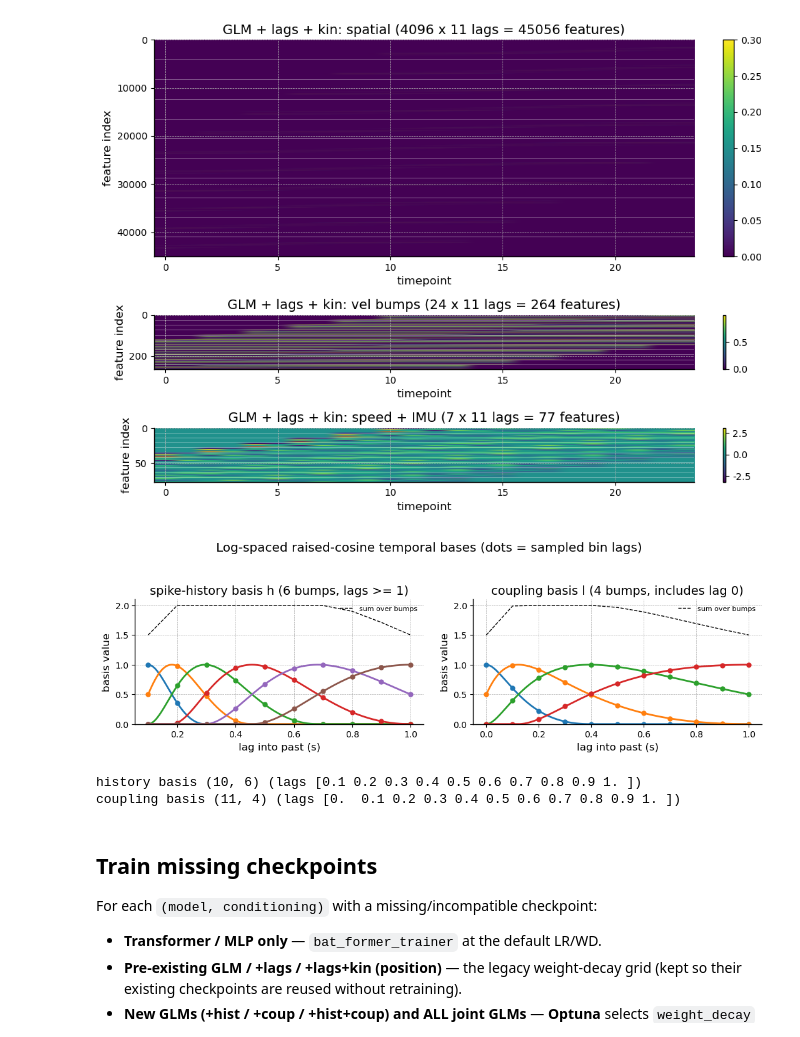
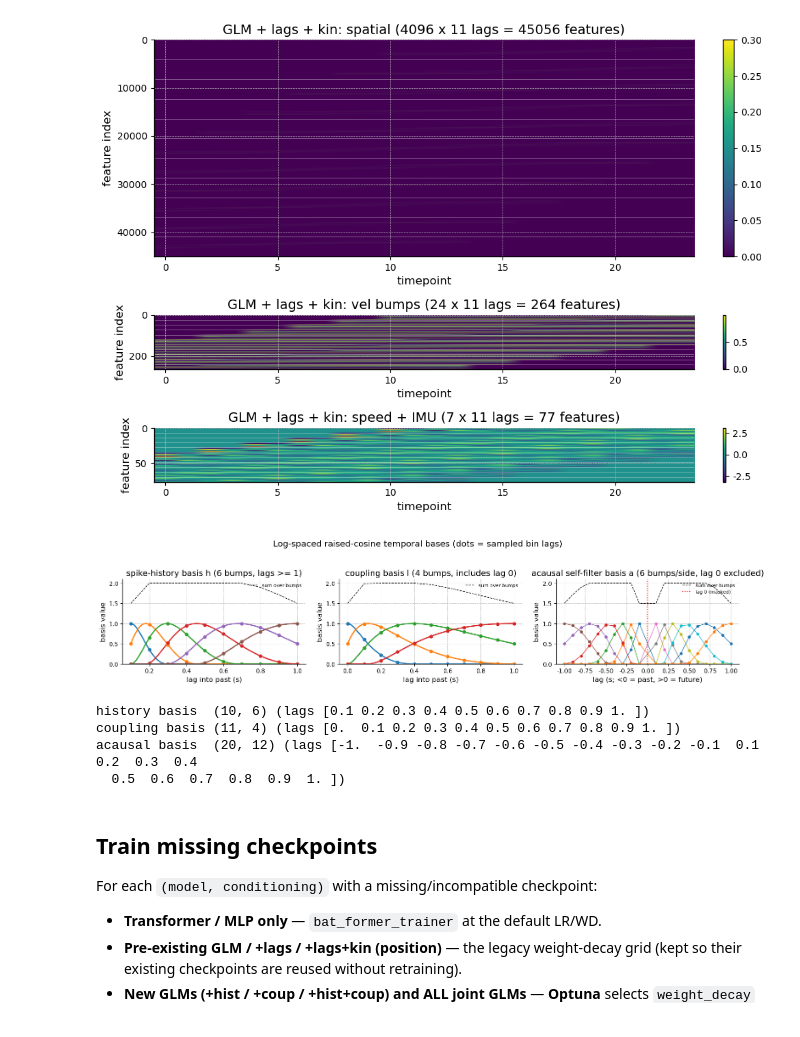
Before and after one commit to yongrong-qiu/digitalbat, a Jupyter notebook: notebooks/model_comparison.ipynb, the cells around one changed output. Drawn from its saved outputs; the diff is of its cells as text; code cells hidden in the pictures.

```diff
--- a/notebooks/model_comparison.ipynb
+++ b/notebooks/model_comparison.ipynb
@@ -339,8 +346,8 @@ variants share `make_model_config` (only `use_attention` differs). `GLM` / `GLM
 Joint variants get one place-field readout per major flight cluster (+ 'other').
 # %%
 # Build every (model, conditioning) in FIT_SPECS. The position-basis GLMs
-# (plain / +hist / +coup / +hist+coup) use the in-package `GLM_Coupled`; their
-# `joint` variants additionally take `cluster_keys_by_session` so each session
+# (plain / +hist / +coup / +hist+coup / +acausal) use the in-package `GLM_Coupled`;
+# their `joint` variants additionally take `cluster_keys_by_session` so each session
 # gets one place-field readout per major flight cluster (+ an 'other' catch-all).
 glm_common = dict(n_bases_per_dim=16, pos_range=(-3.0, 3.0),
                   width_to_spacing_ratio=4, activation='exp',
@@ -370,12 +377,14 @@ def build_model(name, cond):
                                  lag_seconds=glm_lags)
     if name == 'GLM' and cond == 'position':
         return GLM_3DCosineBasis(**glm_common, output_dim_dict=unit_num_dict)
-    # Position-basis GLM family (plain / +hist / +coup / +hist+coup), position or joint.
+    # Position-basis GLM family (plain / +hist / +coup / +hist+coup / +acausal),
+    # position or joint conditioning.
     cluster_keys = cluster_keys_by_session if cond == 'joint' else None
     return GLM_Coupled(
         output_dim_dict=unit_num_dict, **glm_common,
         hist_basis=hist_basis if 'hist' in name else None,
         coup_basis=coup_basis if 'coup' in name else None,
+        acausal_basis=acausal_basis if 'acausal' in name else None,
         n_lags=N_LAGS, cluster_keys=cluster_keys)
 
 
@@ -556,40 +565,57 @@ for name in ['GLM', 'GLM + lags', 'GLM + lags + kin']:
 # %%
 # Sanity-check the Pillow-style temporal-filter bases. Log-spaced raised cosines:
 # fine resolution near the spike, coarse at long lags. The history basis (h) is
 # strictly causal (lags >= 1 bin); the coupling basis (l) also includes lag 0
 # (the simultaneous bin) since other neurons' current spikes are legitimate
-# predictors (the self-diagonal is masked out).
+# predictors (the self-diagonal is masked out). The acausal self-filter basis (a)
+# is symmetric about lag 0 and spans both past and future lags, with lag 0
+# EXCLUDED (masked) so a neuron's current bin never predicts itself.
 def _dense_basis(n_basis, lags, c):
     t = np.linspace(lags[0], lags[-1], 400)
     nlin = lambda x: np.log(x + c)
     ctr = np.linspace(nlin(lags[0]), nlin(lags[-1]), n_basis)
     db = ctr[1] - ctr[0] if n_basis > 1 else 1.0
     arg = (nlin(t)[:, None] - ctr[None, :]) * np.pi / (2 * db)
     return t, (np.cos(np.clip(arg, -np.pi, np.pi)) + 1.0) / 2.0
 
 
-fig, axes = plt.subplots(1, 2, figsize=(11, 3.4))
+fig, axes = plt.subplots(1, 3, figsize=(15.5, 3.4))
 panels = [
     (hist_basis, hist_lags, HIST_N_BASIS, f'spike-history basis h ({HIST_N_BASIS} bumps, lags >= 1)'),
     (coup_basis, coup_lags, COUP_N_BASIS, f'coupling basis l ({COUP_N_BASIS} bumps, includes lag 0)'),
 ]
-for ax, (B, lags, nb, ttl) in zip(axes, panels):
+for ax, (B, lags, nb, ttl) in zip(axes[:2], panels):
     td, Bd = _dense_basis(nb, lags, BIN_WIDTH)
     lines = ax.plot(td, Bd)
     for j, ln in enumerate(lines):
         ax.plot(lags, B[:, j], 'o', ms=5, color=ln.get_color())
     ax.plot(lags, B.numpy().sum(1), 'k--', lw=1, label='sum over bumps')
     ax.set(title=ttl, xlabel='lag into past (s)', ylabel='basis value', ylim=(0, 2.1))
     ax.legend(fontsize=8, loc='upper right')
+
+# Acausal self-filter basis: symmetric past+future bumps, lag 0 masked out. Each
+# column is nonzero on only one side (independent past vs. future weights); the
+# dashed sum traces the one-sided envelope on each side.
+ax = axes[2]
+for j in range(acausal_basis.shape[1]):
+    ax.plot(acausal_lags, acausal_basis[:, j], '-o', ms=4, lw=1)
+ax.plot(acausal_lags, acausal_basis.numpy().sum(1), 'k--', lw=1, label='sum over bumps')
+ax.axvline(0, color='r', ls=':', lw=1.5, label='lag 0 (masked)')
+ax.set(title=f'acausal self-filter basis a ({ACAUSAL_N_BASIS} bumps/side, lag 0 excluded)',
+       xlabel='lag (s; <0 = past, >0 = future)', ylabel='basis value', ylim=(0, 2.1))
+ax.legend(fontsize=8, loc='upper right')
 fig.suptitle('Log-spaced raised-cosine temporal bases (dots = sampled bin lags)', y=1.04)
 plt.tight_layout(); plt.show()
 
-print(f'history basis {tuple(hist_basis.shape)} (lags {np.round(hist_lags, 2)})')
+print(f'history basis  {tuple(hist_basis.shape)} (lags {np.round(hist_lags, 2)})')
 print(f'coupling basis {tuple(coup_basis.shape)} (lags {np.round(coup_lags, 2)})')
+print(f'acausal basis  {tuple(acausal_basis.shape)} (lags {np.round(acausal_lags, 2)})')
 # %% [output]
-[figure, old version]
+[figure, new version]
-history basis (10, 6) (lags [0.1 0.2 0.3 0.4 0.5 0.6 0.7 0.8 0.9 1. ])
+history basis  (10, 6) (lags [0.1 0.2 0.3 0.4 0.5 0.6 0.7 0.8 0.9 1. ])
 coupling basis (11, 4) (lags [0.  0.1 0.2 0.3 0.4 0.5 0.6 0.7 0.8 0.9 1. ])
+acausal basis  (20, 12) (lags [-1.  -0.9 -0.8 -0.7 -0.6 -0.5 -0.4 -0.3 -0.2 -0.1  0.1  0.2  0.3  0.4
+  0.5  0.6  0.7  0.8  0.9  1. ])
 # %%
 # ---- GLM trainer (Poisson NLL) shared by all position-basis GLMs.
 # Handles spike-history / coupling (needs the spike train) and joint conditioning
```
Also changed, not shown: parts of 5 cells of this notebook, 1 other file.
